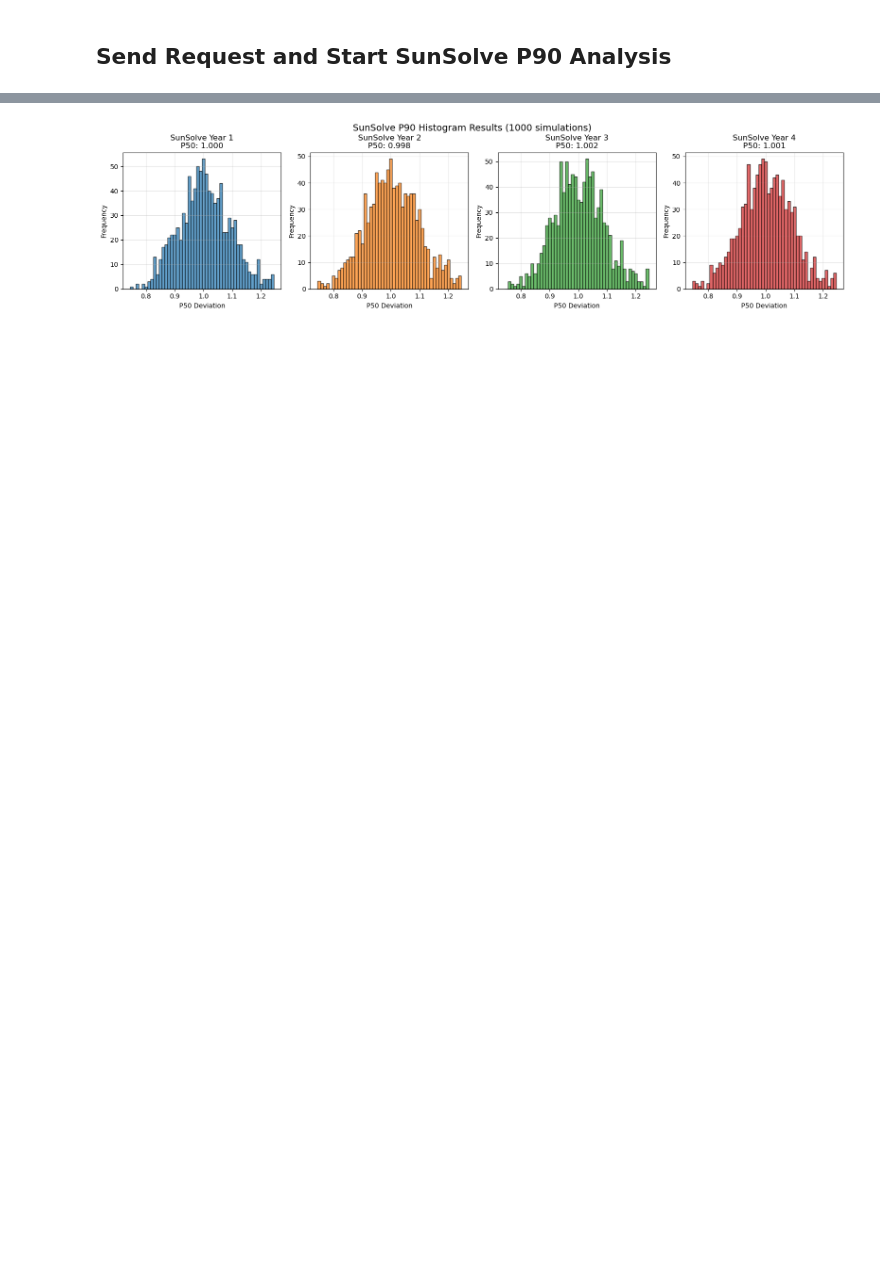
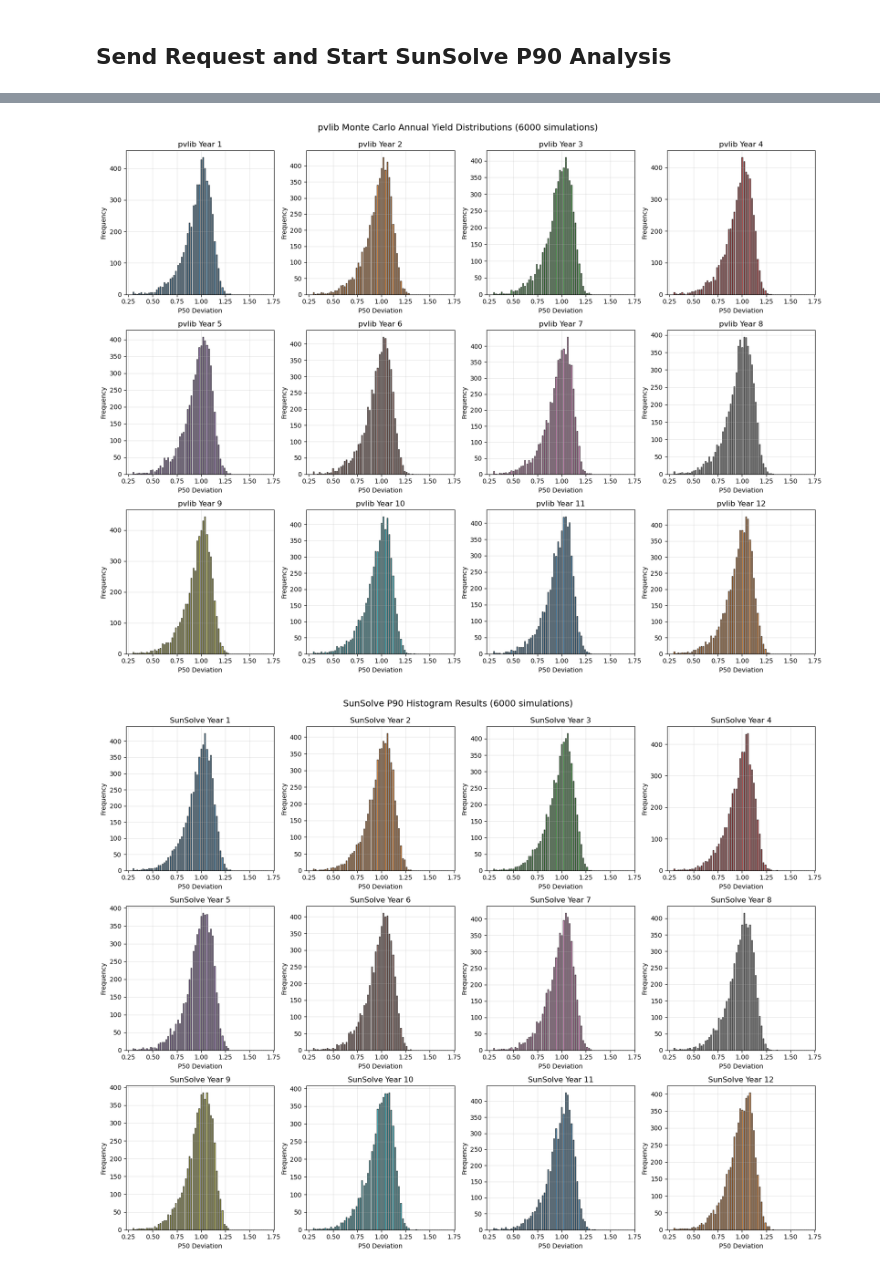
Before and after one commit to SF-PVL/P90-Notebook, a Jupyter notebook: pvlib_P90_Comparison.ipynb, the cells around one changed output, grey strips where cells are left out. Saved outputs shown, nothing was run; the diff lists cells and outputs as text; code cells hidden in the pictures; blank space fills up the shorter version.

Commit message:
Updated whl, finalised pvlib comparison, cleaned up files.

```diff
--- a/pvlib_P90_Comparison.ipynb
+++ b/pvlib_P90_Comparison.ipynb
@@ -116,0 +109,13 @@ distribution_list = [
+# %%
+# Using unrealistic distributions here, for the comparison. Realistic distributions are harder to compare since they will simplify to a Gaussian (Central Limit Theorem).
+# Be careful if adding complexity here, as the pvlib code will take a long time when many distributions are applied
+distribution_list = [
+    create_distribution(DistributionInput.GHI, yearToYear=["Gaussian", 1, 0.04]),
+    create_distribution(DistributionInput.AnnualDegradationRate, yearToYear=['SkewedGaussian', -2, 1, 0.05]),
+    create_distribution(DistributionInput.Temperature, simToSim=['SkewedGaussian', 2, 0.3, 0.1]),
+    create_distribution(DistributionInput.Availability, simToSim=['Weibull', 1, 0.15, 1.2, False])
+]
+distributions = parse_distribution_list(distribution_list)
+print("Parsed distributions:")
+for key, value in distributions.items():
+    print(f"{key}: {value}")
@@ -455,7 +416,7 @@ Year    Mean    Std     P10     P90     Range
 # %%
 # Convert pvlib data into an UncertaintySummary to match the SunSolve P90 data
-create_pvlib_summary(annual_yields, N_YEARS, p_bins)
+pvlib_summary = create_pvlib_summary(annual_yields, N_YEARS, p_bins)
 # Plot pvlib and SunSolve summaries
-plot_interactive_histogram(pvlib_summary)
-plot_interactive_histogram(summary) # SunSolve P90
+plot_interactive_histogram(pvlib_summary, p_min=p_min, p_delta=p_delta, title="pvlib")
+plot_interactive_histogram(summary, p_min=p_min, p_delta=p_delta, title="SunSolve P90")
 # %% [output]
@@ -464,33 +427,66 @@ interactive(children=(IntSlider(value=1, description='Year:', max=4, min=1), Out
 # %%
-# SunSolve P90 Histogram Comparison
-import matplotlib.pyplot as plt
-import numpy as np
+#### P90-pvlib Histogram Comparison
+# Create pvlib histogram plots for each year
+fig_rows = math.ceil(N_YEARS/fig_cols)
+fig1, axes1 = plt.subplots(fig_rows, fig_cols, figsize=(16, 4*N_YEARS//fig_cols))
+if N_YEARS > 1:
+    axes1 = axes1.flatten()
+else:
+    axes1 = [axes1]
 
-# Extract SunSolve histogram data
-fig, axes = plt.subplots(math.ceil(N_YEARS/fig_cols), fig_cols, figsize=(16, 4*N_YEARS//fig_cols))
+years = range(1, N_YEARS + 1)
+for i, year in enumerate(years):
+    if i < len(pvlib_summary.YearlyHistogram):
+        # Get pvlib histogram data
+        hist_data = pvlib_summary.YearlyHistogram[i]
+        bin_counts = np.array(hist_data.bins)
+
+        # Plot pvlib histogram
+        axes1[i].bar(p_bins, bin_counts, alpha=0.7, color=f"C{i%10}", edgecolor="black", width=0.01)
+        axes1[i].set_title(f"pvlib Year {year}")
+        axes1[i].set_xlabel("P50 Deviation")
+        axes1[i].set_ylabel("Frequency")
+        axes1[i].grid(True, alpha=0.3)
+
+plt.tight_layout()
+plt.suptitle(f"pvlib Monte Carlo Annual Yield Distributions ({N_SIMS} simulations)", y=1.02, fontsize=14)
+plt.show()
+
+
+# Store results for comparison
+pvlib_results = {
+    "annual_yields": annual_yields,
+    "yield_mean": yield_mean,
+    "yield_p90": yield_p90,
+    "yield_p10": yield_p10
+}
+
+# Plot SunSolve histograms data
+fig2, axes2 = plt.subplots(fig_rows, fig_cols, figsize=(16, 4*N_YEARS//fig_cols))
 if N_YEARS > 1:
-    axes = axes.flatten()
+    axes2 = axes2.flatten()
 else:
-    axes = [axes]
+    axes2 = [axes2]
 
 years = range(1, N_YEARS + 1)
 for i, year in enumerate(years):
     if i < len(summary.YearlyHistogram):
         # Get SunSolve histogram data
         hist_data = summary.YearlyHistogram[i]
         bin_counts = np.array(hist_data.bins)
 
         # Plot SunSolve histogram
-        axes[i].bar(p_bins, bin_counts, alpha=0.7, color=f'C{i%10}', edgecolor='black', width=0.01)
-        axes[i].set_title(f'SunSolve Year {year}\nP50: {summary.YearlyP50Deviation[i].Value:.3f}')
-        axes[i].set_xlabel('P50 Deviation')
-        axes[i].set_ylabel('Frequency')
-        axes[i].grid(True, alpha=0.3)
+        axes2[i].bar(p_bins, bin_counts, alpha=0.7, color=f"C{i%10}", edgecolor="black", width=0.01)
+        axes2[i].set_title(f"SunSolve Year {year}")
+        axes2[i].set_xlabel("P50 Deviation")
+        axes2[i].set_ylabel("Frequency")
+        axes2[i].grid(True, alpha=0.3)
 
 plt.tight_layout()
-plt.suptitle(f'SunSolve P90 Histogram Results ({N_SIMS} simulations)', y=1.02, fontsize=14)
+plt.suptitle(f"SunSolve P90 Histogram Results ({N_SIMS} simulations)", y=1.02, fontsize=14)
 plt.show()
 # %% [output]
-[figure, old version]
+[figure, new version]
+[figure, added]
 # %%
 # Comparison between SunSolve P90 and pvlib Monte Carlo Results
```
Also changed, not shown: parts of 16 cells of this notebook, 4 other files.
